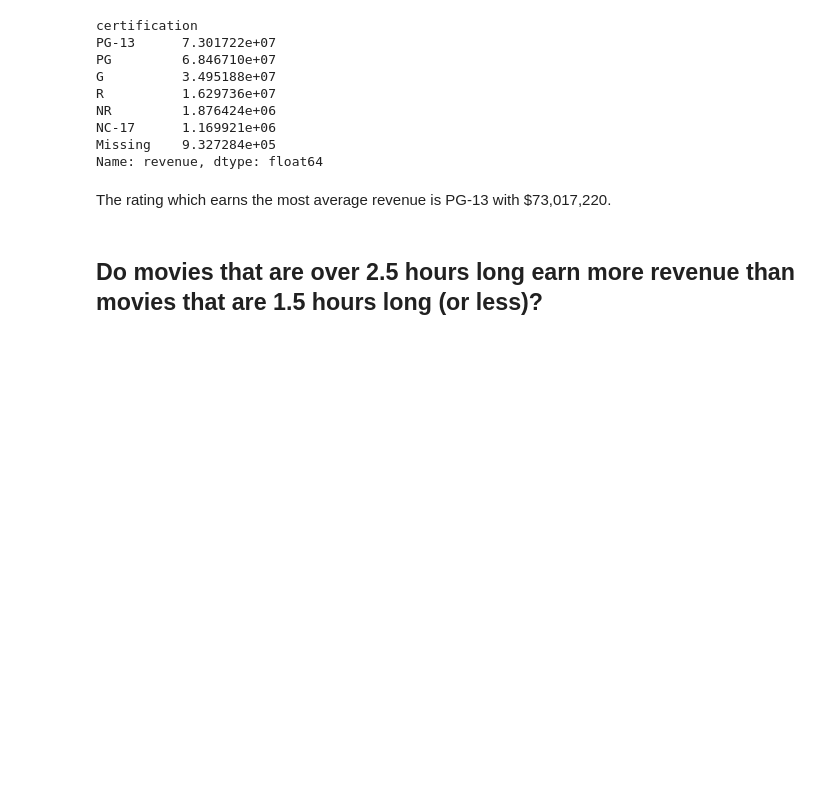
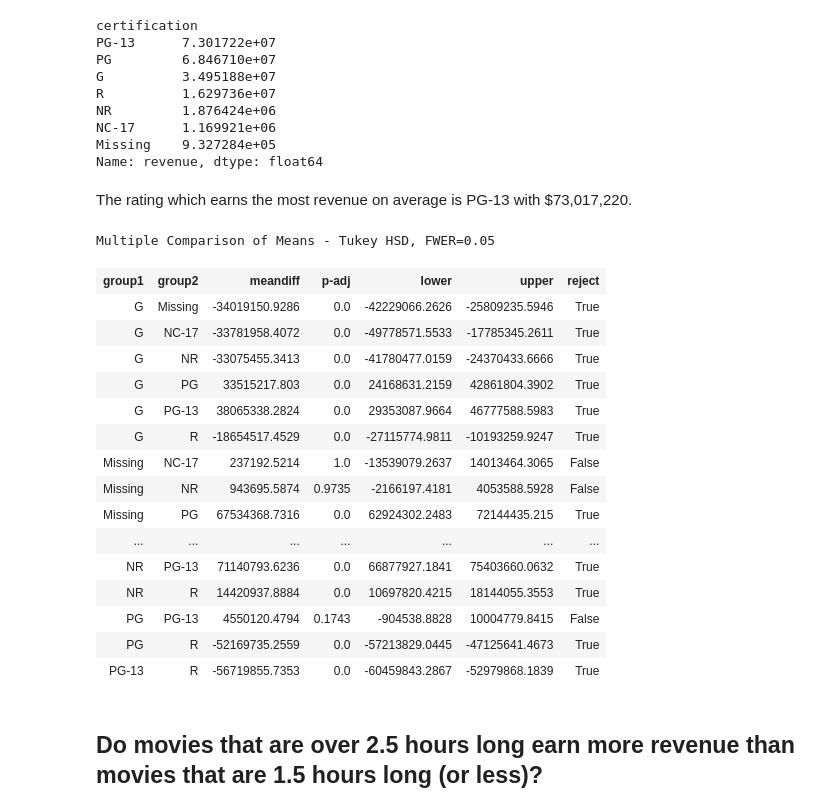
Before and after one commit to Numann-Malik/IMDB, a Jupyter notebook: IMDB_Hypothesis_Testing.ipynb, the cells around one changed output. Drawn from its saved outputs; the diff is of its cells as text; code cells hidden in the pictures; blank space fills up the shorter version.

Commit message:
IMDB2tests

```diff
--- a/IMDB_Hypothesis_Testing.ipynb
+++ b/IMDB_Hypothesis_Testing.ipynb
@@ -284,7 +284,34 @@ NC-17      1.169921e+06
 Missing    9.327284e+05
 Name: revenue, dtype: float64
 # %% [markdown]
-The rating which earns the most average revenue is PG-13 with $73,017,220.
+The rating which earns the most revenue on average is PG-13 with $73,017,220.
+# %%
+from statsmodels.stats.multicomp import pairwise_tukeyhsd
+## save the values as revenue and the labels to the MPAA rating
+values = df['revenue']
+labels = df['certification']
+# %%
+## perform tukey's multiple comparison test and display the summary
+tukeys_results = pairwise_tukeyhsd(values,labels)
+tukeys_results.summary()
+# %% [output]
+Multiple Comparison of Means - Tukey HSD, FWER=0.05
+| group1 | group2 | meandiff | p-adj | lower | upper | reject |
+| G | Missing | -34019150.9286 | 0.0 | -42229066.2626 | -25809235.5946 | True |
+| G | NC-17 | -33781958.4072 | 0.0 | -49778571.5533 | -17785345.2611 | True |
+| G | NR | -33075455.3413 | 0.0 | -41780477.0159 | -24370433.6666 | True |
+| G | PG | 33515217.803 | 0.0 | 24168631.2159 | 42861804.3902 | True |
+| G | PG-13 | 38065338.2824 | 0.0 | 29353087.9664 | 46777588.5983 | True |
+| G | R | -18654517.4529 | 0.0 | -27115774.9811 | -10193259.9247 | True |
+| Missing | NC-17 | 237192.5214 | 1.0 | -13539079.2637 | 14013464.3065 | False |
+| Missing | NR | 943695.5874 | 0.9735 | -2166197.4181 | 4053588.5928 | False |
+| Missing | PG | 67534368.7316 | 0.0 | 62924302.2483 | 72144435.215 | True |
+| ... | ... | ... | ... | ... | ... | ... |
+| NR | PG-13 | 71140793.6236 | 0.0 | 66877927.1841 | 75403660.0632 | True |
+| NR | R | 14420937.8884 | 0.0 | 10697820.4215 | 18144055.3553 | True |
+| PG | PG-13 | 4550120.4794 | 0.1743 | -904538.8828 | 10004779.8415 | False |
+| PG | R | -52169735.2559 | 0.0 | -57213829.0445 | -47125641.4673 | True |
+| PG-13 | R | -56719855.7353 | 0.0 | -60459843.2867 | -52979868.1839 | True |
 # %% [markdown]
 ## Do movies that are over 2.5 hours long earn more revenue than movies that are 1.5 hours long (or less)?
 # %% [markdown]
```
Also changed, not shown: parts of 28 cells of this notebook, 1 other file.
